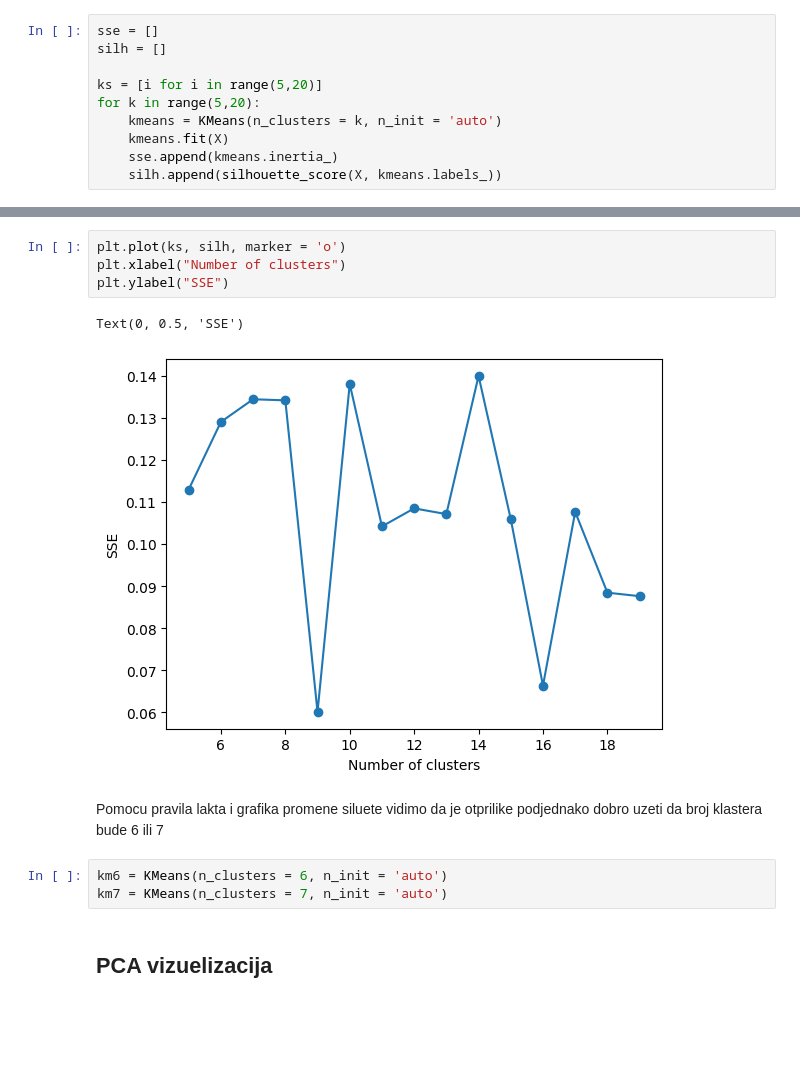
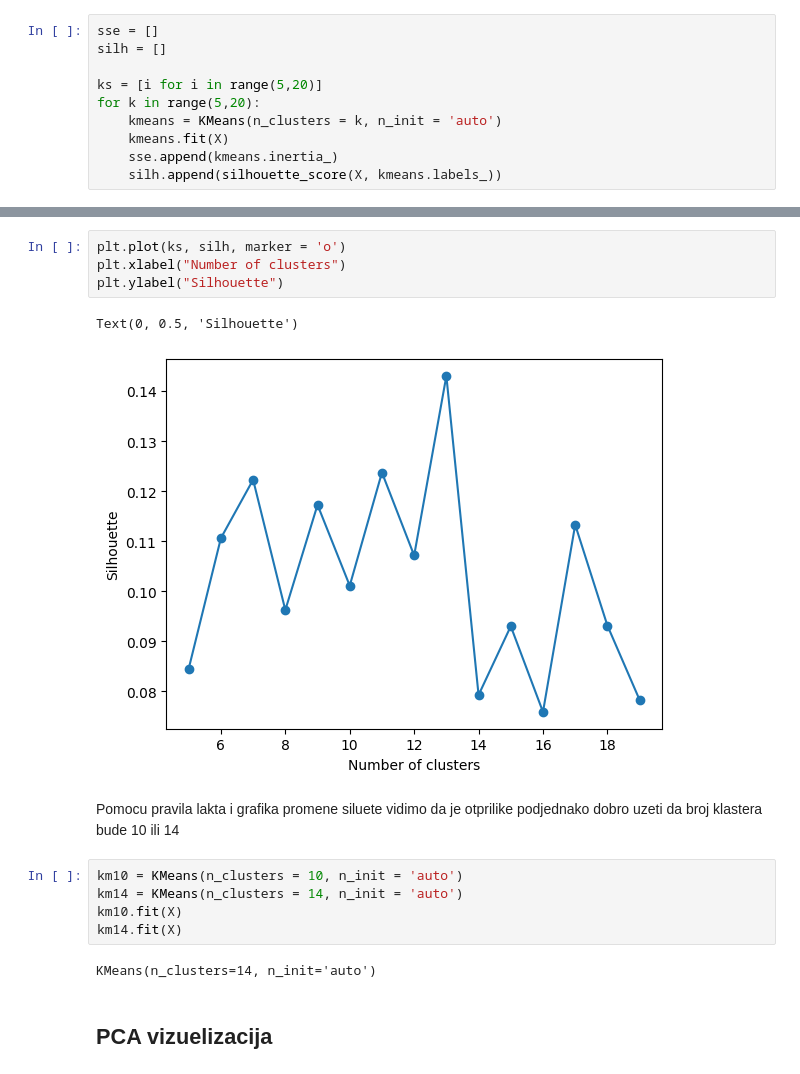
Before and after one commit to MATF-istrazivanje-podataka-1/2023_Data_Mining_Leukemia_Dataset, a Jupyter notebook: klasterovanje/KMeans.ipynb, the cells around one changed output, grey strips where cells are left out. Cells and saved outputs as stored; diff of their text form; blank space fills up the shorter version.

```diff
--- a/klasterovanje/KMeans.ipynb
+++ b/klasterovanje/KMeans.ipynb
@@ -44,15 +44,19 @@ Text(0, 0.5, 'SSE')
 # %%
 plt.plot(ks, silh, marker = 'o')
 plt.xlabel("Number of clusters")
-plt.ylabel("SSE")
+plt.ylabel("Silhouette")
 # %% [output]
-Text(0, 0.5, 'SSE')
+Text(0, 0.5, 'Silhouette')
-[figure, old version]
+[figure, new version]
 # %% [markdown]
-Pomocu pravila lakta i grafika promene siluete vidimo da je otprilike podjednako dobro uzeti da broj klastera bude 6 ili 7
+Pomocu pravila lakta i grafika promene siluete vidimo da je otprilike podjednako dobro uzeti da broj klastera bude 10 ili 14
 # %%
-km6 = KMeans(n_clusters = 6, n_init = 'auto')
-km7 = KMeans(n_clusters = 7, n_init = 'auto')
+km10 = KMeans(n_clusters = 10, n_init = 'auto')
+km14 = KMeans(n_clusters = 14, n_init = 'auto')
+km10.fit(X)
+km14.fit(X)
+# %% [output]
+KMeans(n_clusters=14, n_init='auto')
 # %% [markdown]
 ## PCA vizuelizacija
 # %%
```
Also changed, not shown: parts of 6 cells of this notebook, 2 other files.
